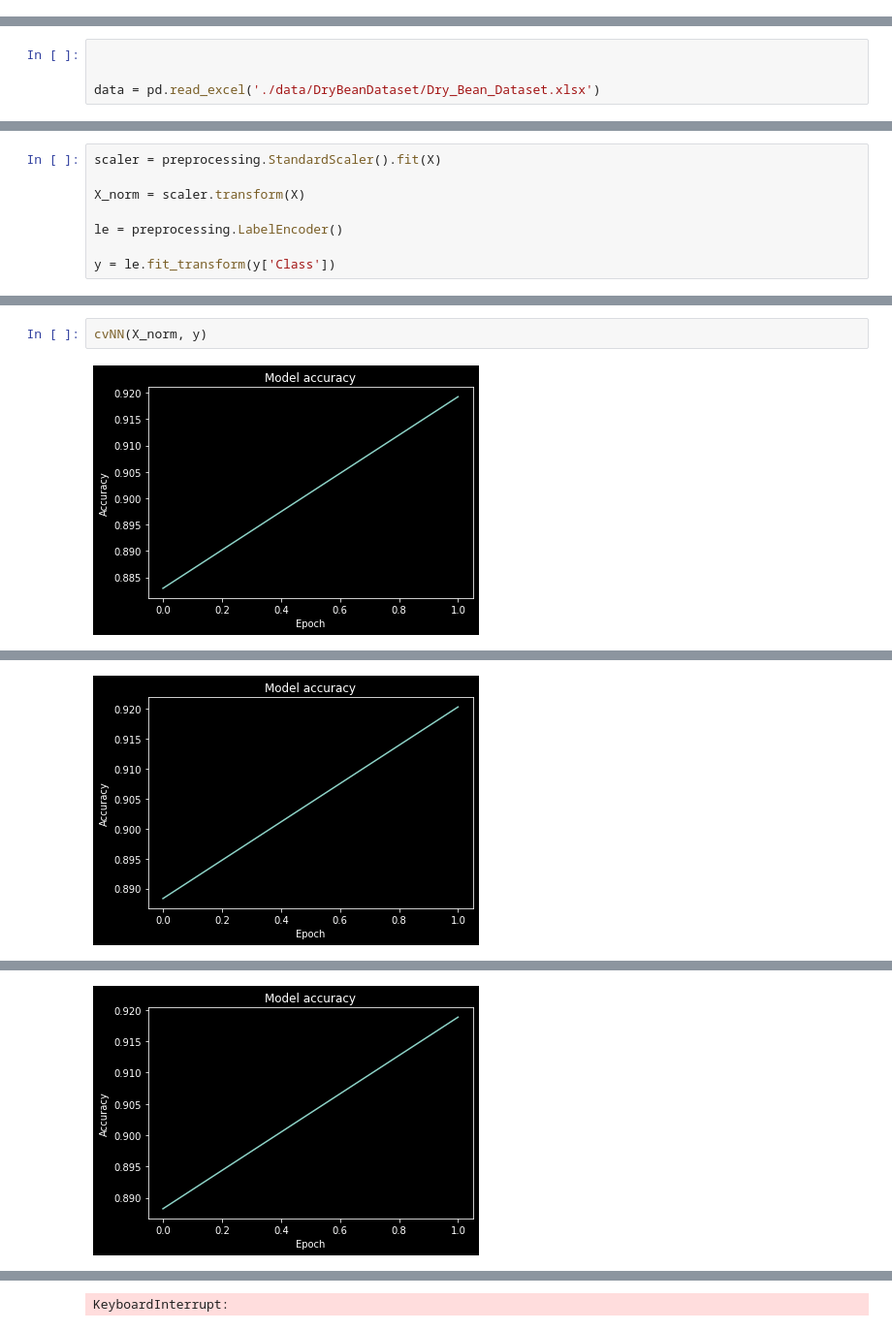
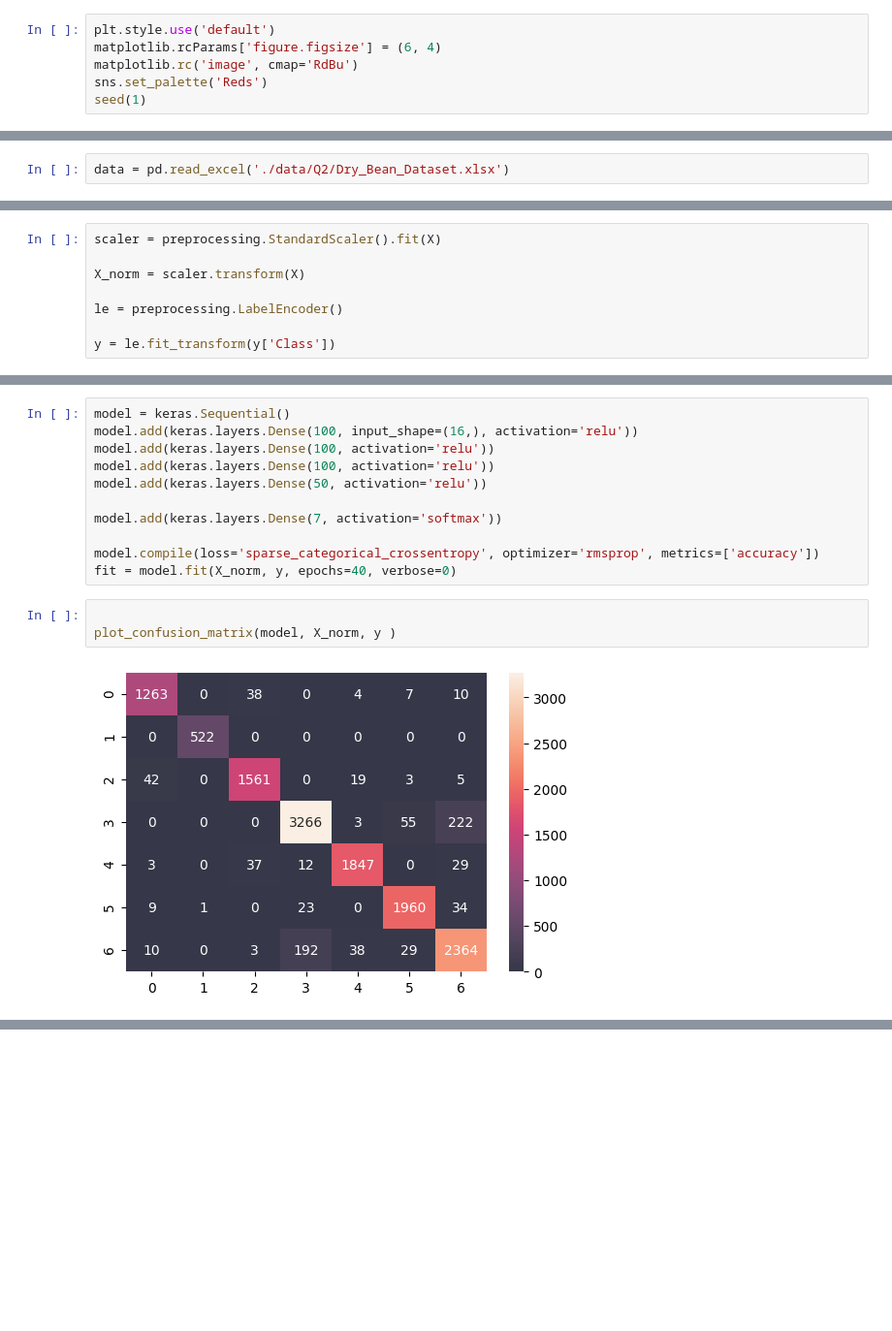
Before and after one commit to camlemessurier/COMP3330, a Jupyter notebook: A1/Q2.ipynb, the cells around one changed output, grey strips where cells are left out. Shown: that part at 97% size. Saved outputs shown, nothing was run; the diff lists cells and outputs as text; blank space fills up the shorter version.

```diff
--- a/A1/Q2.ipynb
+++ b/A1/Q2.ipynb
@@ -39,0 +16,6 @@ def plot_confusion_matrix(model, X, y):
+# %%
+plt.style.use('default')
+matplotlib.rcParams['figure.figsize'] = (6, 4)
+matplotlib.rc('image', cmap='RdBu')
+sns.set_palette('Reds')
+seed(1)
@@ -45,9 +31,7 @@ def plot_accuracy(fit):
     plt.xlabel('Epoch')
     plt.show()
 # %%
-
-
-data = pd.read_excel('./data/DryBeanDataset/Dry_Bean_Dataset.xlsx')
+data = pd.read_excel('./data/Q2/Dry_Bean_Dataset.xlsx')
 # %%
 data.describe()
 # %% [output]
@@ -102,4 +168,16 @@ def cvNN(X, y):
+# %%
+model = keras.Sequential()
+model.add(keras.layers.Dense(100, input_shape=(16,), activation='relu'))
+model.add(keras.layers.Dense(100, activation='relu'))
+model.add(keras.layers.Dense(100, activation='relu'))
+model.add(keras.layers.Dense(50, activation='relu'))
+
+model.add(keras.layers.Dense(7, activation='softmax'))
+
+model.compile(loss='sparse_categorical_crossentropy', optimizer='rmsprop', metrics=['accuracy'])
+fit = model.fit(X_norm, y, epochs=40, verbose=0)
 # %%
-cvNN(X_norm, y)
+
+plot_confusion_matrix(model, X_norm, y )
 # %% [output]
-[figure, old version]
+[figure, new version]
@@ -108 +183,0 @@ accuracy: 91.12%
-[figure, removed]
@@ -111 +183,0 @@ accuracy: 90.89%
-[figure, removed]
@@ -120 +183,0 @@ accuracy: 91.18%
-KeyboardInterrupt:
```
Also changed, not shown: parts of 13 cells of this notebook, 15 other files.
